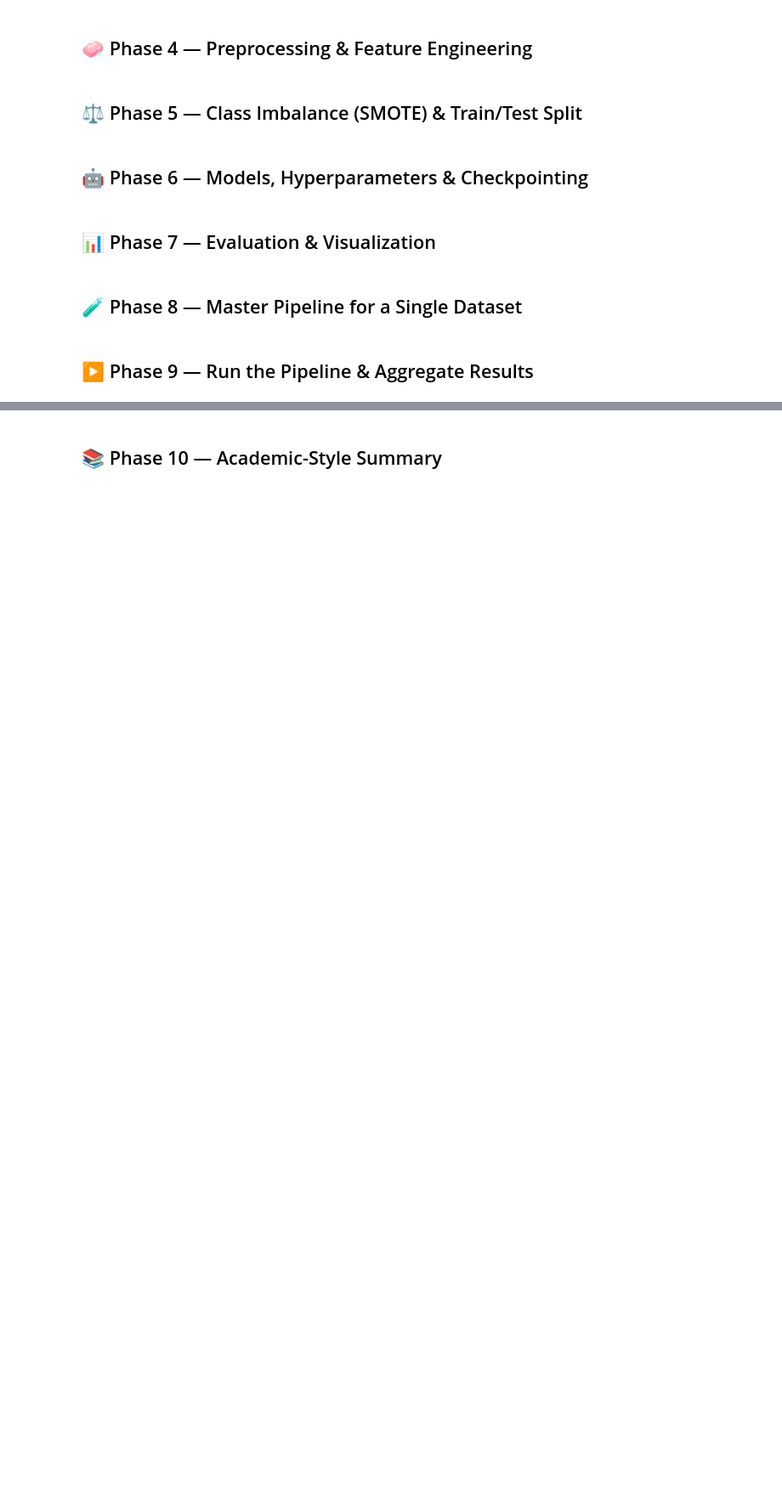
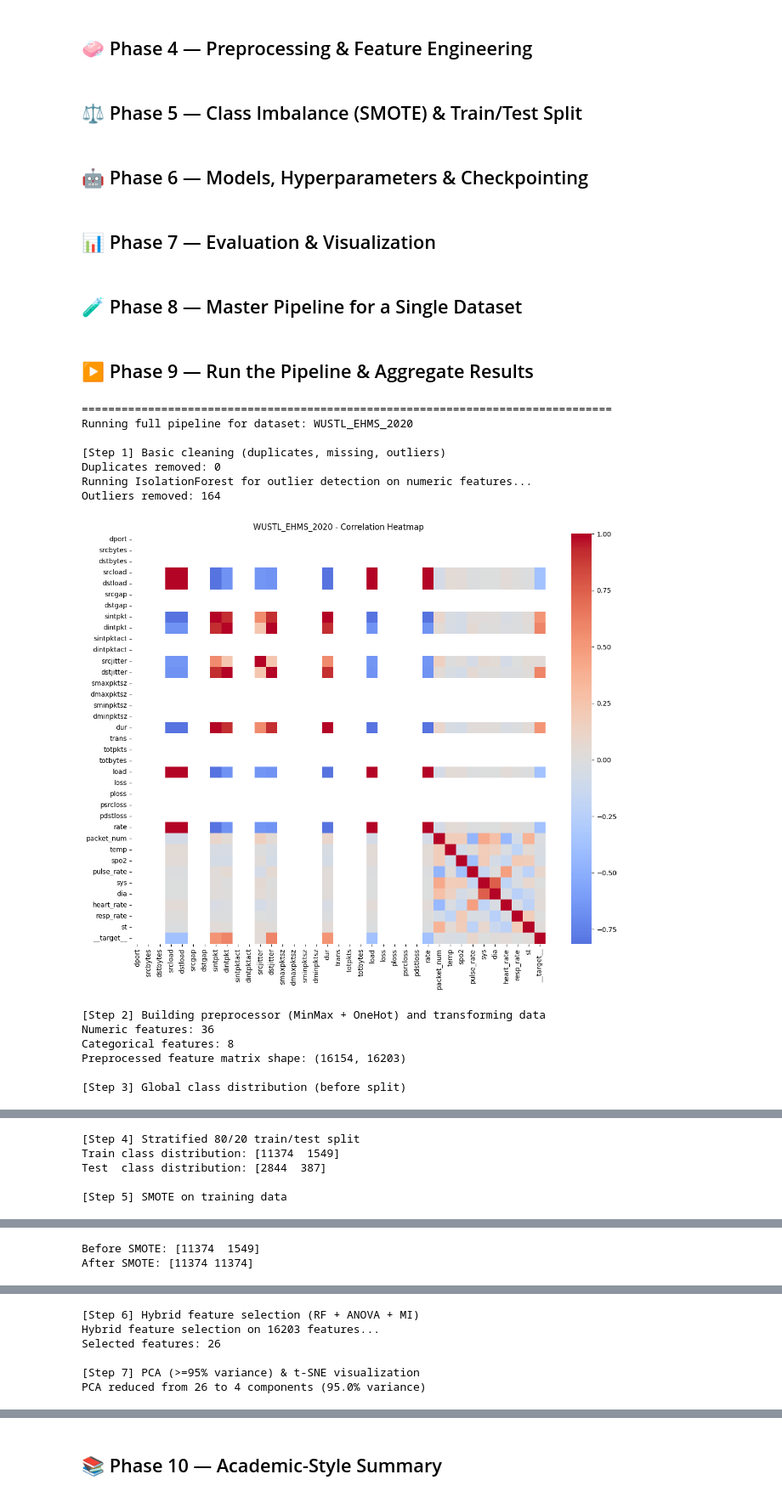
Before and after one commit to messam-raza/Intrsuion_Detection, a Jupyter notebook: IoT_IDS_Complete_Pipeline.ipynb, the cells around one changed output, grey strips where cells are left out. Shown at 85% size. Drawn from its saved outputs; the diff is of its cells as text; code cells hidden in the pictures; blank space fills up the shorter version.

Commit message:
Smote applied

```diff
--- a/IoT_IDS_Complete_Pipeline.ipynb
+++ b/IoT_IDS_Complete_Pipeline.ipynb
@@ -818,17 +878,32 @@ def run_pipeline_for_dataset(dataset_name, ds_obj, models_to_run=None, top_k_fea
 # %%
 all_results = []
 
 # Example: run on NSL-KDD only first (to test pipeline)
-if "NSL_KDD" in loaded_datasets:
-    res_nsl = run_pipeline_for_dataset("NSL_KDD", loaded_datasets["NSL_KDD"])
+if "WUSTL_EHMS_2020" in loaded_datasets:
+    res_nsl = run_pipeline_for_dataset("WUSTL_EHMS_2020", loaded_datasets["WUSTL_EHMS_2020"])
     all_results.append(res_nsl)
 else:
-    print("NSL_KDD dataset not loaded. Check paths or loader.")
+    print("WUSTL_EHMS_2020 dataset not loaded. Check paths or loader.")
 
 # Uncomment below to run on other datasets one by one (can be heavy):
 # for ds_name in ["N_BaIoT", "BoT_IoT", "WUSTL_IIOT_2021", "WUSTL_EHMS_2020"]:
 #     if ds_name in loaded_datasets:
 #         res = run_pipeline_for_dataset(ds_name, loaded_datasets[ds_name])
 #         all_results.append(res)
 #     else:
 #         print(f"{ds_name} dataset not loaded. Skipping.")
+# %% [output]
+================================================================================
+Running full pipeline for dataset: WUSTL_EHMS_2020
+
+[Step 1] Basic cleaning (duplicates, missing, outliers)
+Duplicates removed: 0
+Running IsolationForest for outlier detection on numeric features...
+Outliers removed: 164
+[figure, added]
+[Step 2] Building preprocessor (MinMax + OneHot) and transforming data
+Numeric features: 36
+Categorical features: 8
+Preprocessed feature matrix shape: (16154, 16203)
+
+[Step 3] Global class distribution (before split)
@@ -834,0 +911,5 @@ else:
+[Step 4] Stratified 80/20 train/test split
+Train class distribution: [11374  1549]
+Test  class distribution: [2844  387]
+
+[Step 5] SMOTE on training data
@@ -834,0 +917,2 @@ else:
+Before SMOTE: [11374  1549]
+After SMOTE: [11374 11374]
@@ -834,0 +920,6 @@ else:
+[Step 6] Hybrid feature selection (RF + ANOVA + MI)
+Hybrid feature selection on 16203 features...
+Selected features: 26
+
+[Step 7] PCA (>=95% variance) & t-SNE visualization
+PCA reduced from 26 to 4 components (95.0% variance)
```
Also changed, not shown: parts of 9 cells of this notebook, 1 other file.
